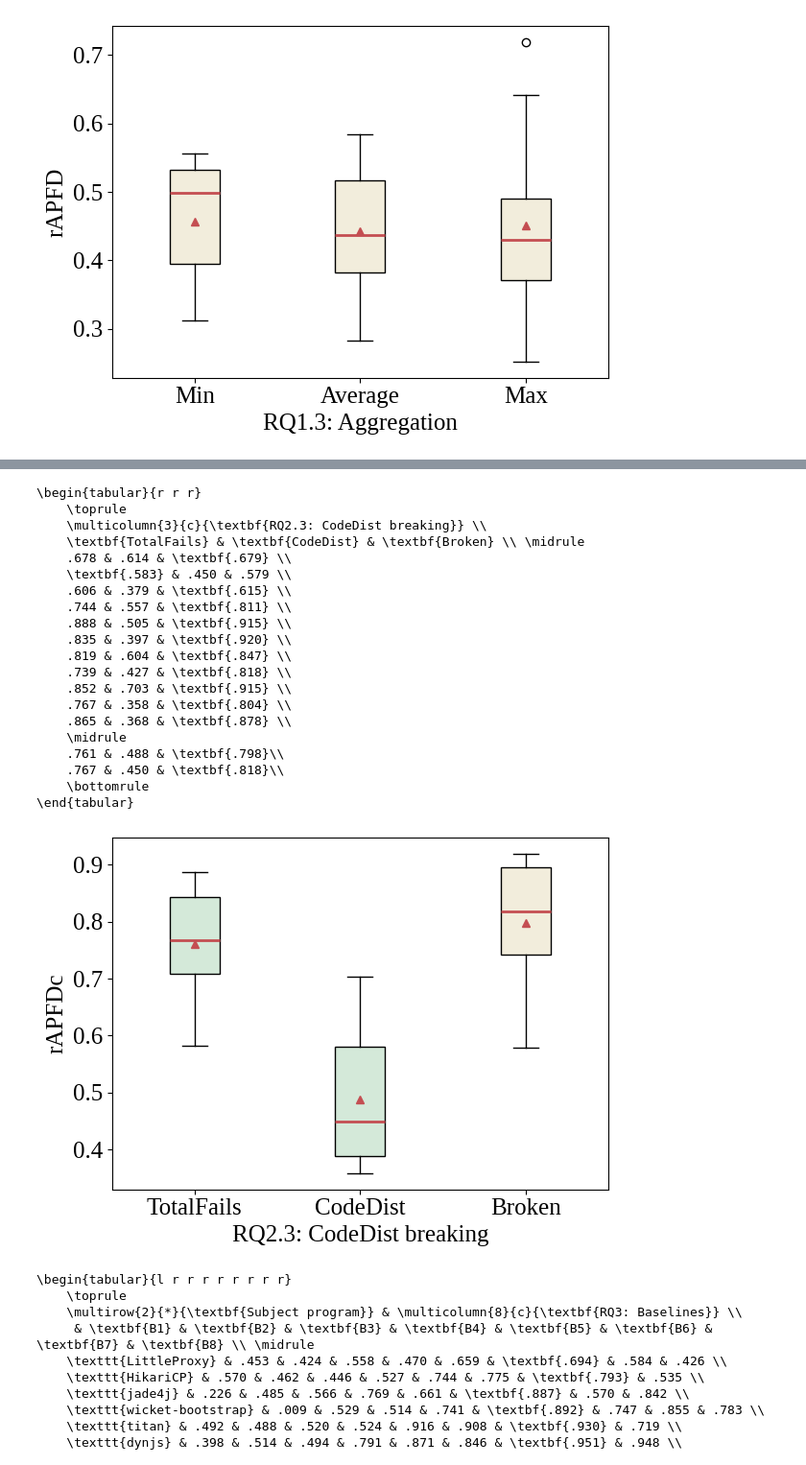
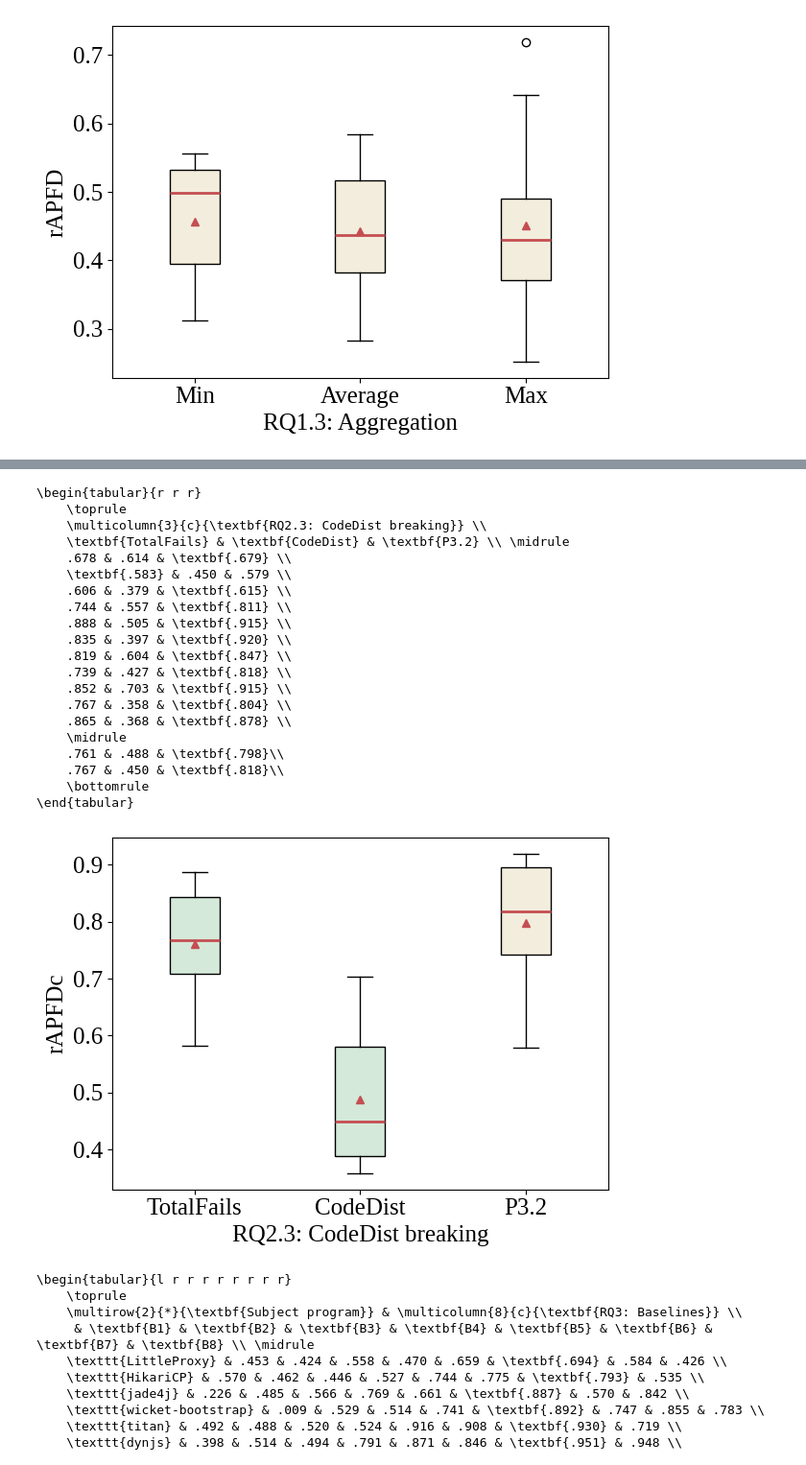
Before and after one commit to LechMadeyski/MSc25TomaszChojnacki, a Jupyter notebook: figures/figures.ipynb, the cells around one changed output, grey strips where cells are left out. Shown at 96% size. Cells and saved outputs as stored; diff of their text form; code cells hidden in the pictures.

```diff
--- a/figures/figures.ipynb
+++ b/figures/figures.ipynb
@@ -333,36 +333,36 @@ rq(
 # %%
 rq(
     inp="rq23",
     out="rq23-code",
     ais=[0, 2, 4],
     ylabel="rAPFDc",
     xlabel="RQ2.3: CodeDist breaking",
-    tlabel=["TotalFails", "CodeDist", "Broken"],
+    tlabel=["TotalFails", "CodeDist", "P3.2"],
     baseline=2,
     subsequent=True
 )
 # %% [output]
 \begin{tabular}{r r r}
     \toprule
     \multicolumn{3}{c}{\textbf{RQ2.3: CodeDist breaking}} \\
-    \textbf{TotalFails} & \textbf{CodeDist} & \textbf{Broken} \\ \midrule
+    \textbf{TotalFails} & \textbf{CodeDist} & \textbf{P3.2} \\ \midrule
     .678 & .614 & \textbf{.679} \\
     \textbf{.583} & .450 & .579 \\
     .606 & .379 & \textbf{.615} \\
     .744 & .557 & \textbf{.811} \\
     .888 & .505 & \textbf{.915} \\
     .835 & .397 & \textbf{.920} \\
     .819 & .604 & \textbf{.847} \\
     .739 & .427 & \textbf{.818} \\
     .852 & .703 & \textbf{.915} \\
     .767 & .358 & \textbf{.804} \\
     .865 & .368 & \textbf{.878} \\
     \midrule
     .761 & .488 & \textbf{.798}\\
     .767 & .450 & \textbf{.818}\\
     \bottomrule
 \end{tabular}
-[figure, old version]
+[figure, new version]
 # %%
 rq(
     inp="rq3-base",
```
Also changed, not shown: parts of 7 cells of this notebook, 8 other files.
